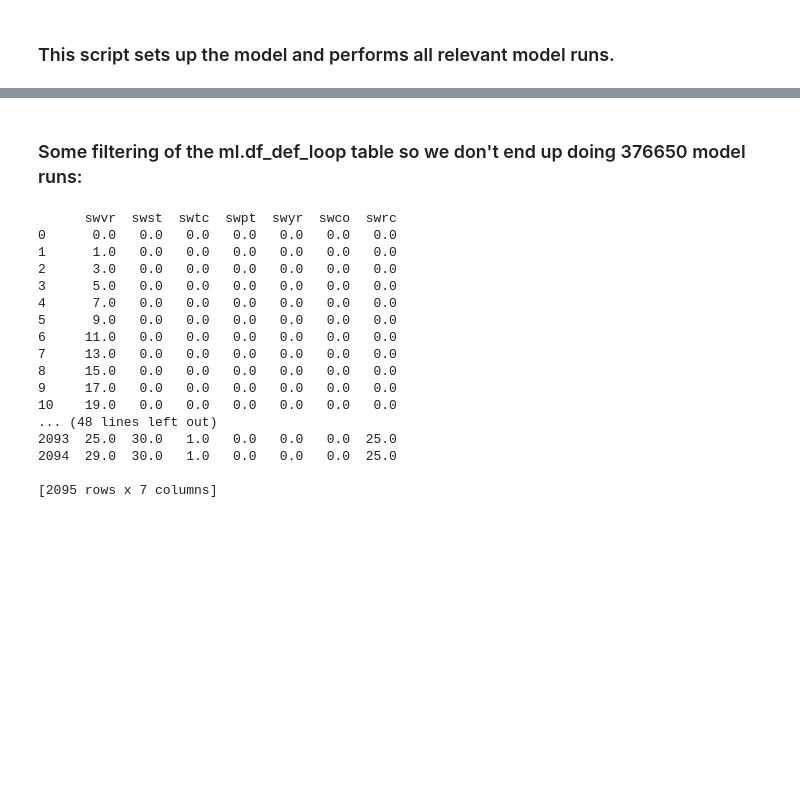
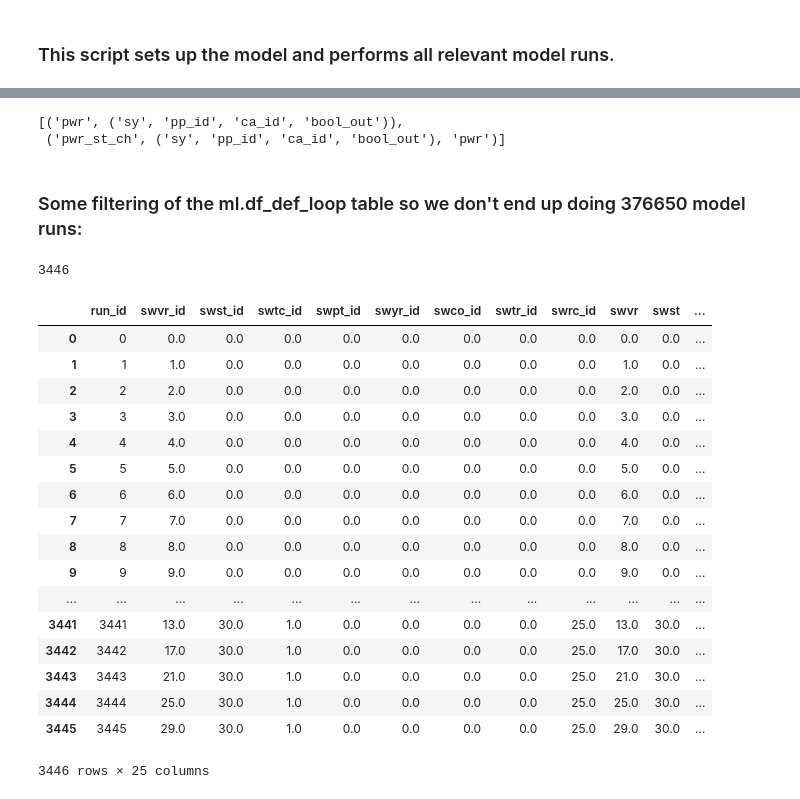
Before and after one commit to mcsoini/grimsel, a Jupyter notebook: call_model.ipynb, the cells around one changed output, grey strips where cells are left out. Saved outputs shown, nothing was run; the diff lists cells and outputs as text; code cells hidden in the pictures; blank space fills up the shorter version.

```diff
--- a/call_model.ipynb
+++ b/call_model.ipynb
@@ -33,7 +40,7 @@ sqlc = aql.sql_connector(**connect_dict)
 mkwargs = {
            'slct_encar': ['EL'],
            'slct_node': ['AT0', 'IT0', 'DE0', 'CH0', 'FR0'],
-           'nhours': 168*2,
+           'nhours': 1,
            'verbose_solver': False,
            'constraint_groups': MB.get_constraint_groups(excl=['chp', 'ror'])
            }
@@ -50,6 +57,7 @@ nsteps_default = [
                   ('swpt', 3, np.arange),       # select vre type
                   ('swyr', 5, np.arange),       # select meteo year
                   ('swco', 3, np.arange),       # select co2 emission price
+                  ('swtr', 2, np.arange),       # cross-border transmission on/off
                   ('swrc', 26, np.arange)]      # select ramping cost
 
 mlkwargs = {
@@ -111,6 +119,21 @@ Initializing output table  par_price_co2
 Initializing output table  par_vc_fl
 Initializing output table  par_cap_avlb
 Initializing output table  dual_supply
+# %%
+###############################################################################
+# reduce output
+
+ml.io.var_sy = [par for par in ml.io.var_sy if 'pwr' in par[0] or 'pwr_st_ch' in par[0]]
+ml.io.par = [par for par in ml.io.par if not 'prof' in par[0]]
+ml.io.var_tr = [var for var in ml.io.var_tr if 'erg' in var[0]]
+ml.io.dual = []
+
+###############################################################################
+# %%
+ml.io.var_sy
+# %% [output]
+[('pwr', ('sy', 'pp_id', 'ca_id', 'bool_out')),
+ ('pwr_st_ch', ('sy', 'pp_id', 'ca_id', 'bool_out'), 'pwr')]
 # %% [markdown]
 ### Some filtering of the ml.df_def_loop table so we don't end up doing 376650 model runs:
 # %%
@@ -124,6 +147,7 @@ mask_base = (ml.df_def_loop.swvr_id.isin(slct_vr) &
                ml.df_def_loop.swpt_id.isin([0]) &
                ml.df_def_loop.swyr_id.isin([0]) &
                ml.df_def_loop.swco_id.isin([0]) &
+               ml.df_def_loop.swtr_id.isin([0]) &
                ml.df_def_loop.swrc_id.isin([0]))
 
 # figure 10: ramping costs
@@ -134,7 +158,8 @@ mask_ramping = (ml.df_def_loop.swvr_id.isin(slct_vr) &
                 ml.df_def_loop.swtc_id.isin([0, 1]) &
                 ml.df_def_loop.swpt_id.isin([0]) &
                 ml.df_def_loop.swyr_id.isin([0]) &
-                ml.df_def_loop.swco_id.isin([0])# &
+                ml.df_def_loop.swco_id.isin([0]) &
+                ml.df_def_loop.swtr_id.isin([0])
 #               ml.df_def_loop.swrc_id.isin([0]) --> all
                )
 
@@ -147,54 +172,61 @@ mask_years = (ml.df_def_loop.swvr_id.isin(slct_vr) &
                 ml.df_def_loop.swpt_id.isin([0]) &
 #                ml.df_def_loop.swyr_id.isin([0]) & --> all
                 ml.df_def_loop.swco_id.isin([0]) &
+                ml.df_def_loop.swtr_id.isin([0]) &
                 ml.df_def_loop.swrc_id.isin([0])
                 )
 
 # figure 12: consecutive replacement
-slct_vr = [0] + list(np.arange(0, ml.df_def_loop.swvr_id.max(), 4) + 1)
-slct_st = list(np.arange(0, ml.df_def_loop.swvr_id.max() - 5, 10))
-mask_consec = (ml.df_def_loop.swvr_id.isin(slct_vr) &
+slct_vr = [0] + list(np.arange(0, ml.df_def_loop.swvr_id.max(), 1) + 1)
+slct_st = list(np.arange(0, ml.df_def_loop.swvr_id.max() + 5, 10))
+mask_consec = (#ml.df_def_loop.swvr_id.isin(slct_vr) &
                 ml.df_def_loop.swst_id.isin(slct_st) &
                 ml.df_def_loop.swtc_id.isin([0]) &
-                ml.df_def_loop.swpt_id.isin([0]) &
+                ml.df_def_loop.swpt_id.isin([0, 1, 2]) &
                 ml.df_def_loop.swyr_id.isin([0]) &
                 ml.df_def_loop.swco_id.isin([0, 1]) &
+                ml.df_def_loop.swtr_id.isin([0, 1]) &
                 ml.df_def_loop.swrc_id.isin([0])
                 )
 
 # figure 13: emissions
 slct_vr = [0] + list(np.arange(0, ml.df_def_loop.swvr_id.max(), 2) + 1)
-slct_st = list(np.arange(0, ml.df_def_loop.swvr_id.max() - 5, 10))
+slct_st = list(np.arange(0, ml.df_def_loop.swvr_id.max() + 100, 10))
 mask_emissions = (ml.df_def_loop.swvr_id.isin(slct_vr) &
                 ml.df_def_loop.swst_id.isin(slct_st) &
                 ml.df_def_loop.swtc_id.isin([0]) &
                 ml.df_def_loop.swpt_id.isin([0]) &
                 ml.df_def_loop.swyr_id.isin([0]) &
 #                ml.df_def_loop.swco_id.isin([0]) & --> all
+                ml.df_def_loop.swtr_id.isin([0]) &
                 ml.df_def_loop.swrc_id.isin([0])
                 )
 
 mask_total = mask_base | mask_ramping | mask_years | mask_consec | mask_emissions
 
-ml.df_def_loop = ml.df_def_loop.loc[mask_total]
-
-print(ml.df_def_loop[[c for c in ml.df_def_loop.columns if not any(sfx in c for sfx in ['_vl', '_id'])]])
+print(mask_total.sum())
 # %% [output]
-      swvr  swst  swtc  swpt  swyr  swco  swrc
-0      0.0   0.0   0.0   0.0   0.0   0.0   0.0
-1      1.0   0.0   0.0   0.0   0.0   0.0   0.0
-2      3.0   0.0   0.0   0.0   0.0   0.0   0.0
-3      5.0   0.0   0.0   0.0   0.0   0.0   0.0
-4      7.0   0.0   0.0   0.0   0.0   0.0   0.0
-5      9.0   0.0   0.0   0.0   0.0   0.0   0.0
-6     11.0   0.0   0.0   0.0   0.0   0.0   0.0
-7     13.0   0.0   0.0   0.0   0.0   0.0   0.0
-8     15.0   0.0   0.0   0.0   0.0   0.0   0.0
-9     17.0   0.0   0.0   0.0   0.0   0.0   0.0
-10    19.0   0.0   0.0   0.0   0.0   0.0   0.0
-... (48 lines left out)
-2093  25.0  30.0   1.0   0.0   0.0   0.0  25.0
-2094  29.0  30.0   1.0   0.0   0.0   0.0  25.0
-
-[2095 rows x 7 columns]
+3446
+# %%
+ml.df_def_loop = ml.df_def_loop.loc[mask_total]
+ml.df_def_loop
+# %% [output]
+|  | run_id | swvr_id | swst_id | swtc_id | swpt_id | swyr_id | swco_id | swtr_id | swrc_id | swvr | swst | ... |
+| 0 | 0 | 0.0 | 0.0 | 0.0 | 0.0 | 0.0 | 0.0 | 0.0 | 0.0 | 0.0 | 0.0 | ... |
+| 1 | 1 | 1.0 | 0.0 | 0.0 | 0.0 | 0.0 | 0.0 | 0.0 | 0.0 | 1.0 | 0.0 | ... |
+| 2 | 2 | 2.0 | 0.0 | 0.0 | 0.0 | 0.0 | 0.0 | 0.0 | 0.0 | 2.0 | 0.0 | ... |
+| 3 | 3 | 3.0 | 0.0 | 0.0 | 0.0 | 0.0 | 0.0 | 0.0 | 0.0 | 3.0 | 0.0 | ... |
+| 4 | 4 | 4.0 | 0.0 | 0.0 | 0.0 | 0.0 | 0.0 | 0.0 | 0.0 | 4.0 | 0.0 | ... |
+| 5 | 5 | 5.0 | 0.0 | 0.0 | 0.0 | 0.0 | 0.0 | 0.0 | 0.0 | 5.0 | 0.0 | ... |
+| 6 | 6 | 6.0 | 0.0 | 0.0 | 0.0 | 0.0 | 0.0 | 0.0 | 0.0 | 6.0 | 0.0 | ... |
+| 7 | 7 | 7.0 | 0.0 | 0.0 | 0.0 | 0.0 | 0.0 | 0.0 | 0.0 | 7.0 | 0.0 | ... |
+| 8 | 8 | 8.0 | 0.0 | 0.0 | 0.0 | 0.0 | 0.0 | 0.0 | 0.0 | 8.0 | 0.0 | ... |
+| 9 | 9 | 9.0 | 0.0 | 0.0 | 0.0 | 0.0 | 0.0 | 0.0 | 0.0 | 9.0 | 0.0 | ... |
+| ... | ... | ... | ... | ... | ... | ... | ... | ... | ... | ... | ... | ... |
+| 3441 | 3441 | 13.0 | 30.0 | 1.0 | 0.0 | 0.0 | 0.0 | 0.0 | 25.0 | 13.0 | 30.0 | ... |
+| 3442 | 3442 | 17.0 | 30.0 | 1.0 | 0.0 | 0.0 | 0.0 | 0.0 | 25.0 | 17.0 | 30.0 | ... |
+| 3443 | 3443 | 21.0 | 30.0 | 1.0 | 0.0 | 0.0 | 0.0 | 0.0 | 25.0 | 21.0 | 30.0 | ... |
+| 3444 | 3444 | 25.0 | 30.0 | 1.0 | 0.0 | 0.0 | 0.0 | 0.0 | 25.0 | 25.0 | 30.0 | ... |
+| 3445 | 3445 | 29.0 | 30.0 | 1.0 | 0.0 | 0.0 | 0.0 | 0.0 | 25.0 | 29.0 | 30.0 | ... |
+3446 rows × 25 columns
 # %%
```
Also changed, not shown: parts of 5 cells of this notebook.
